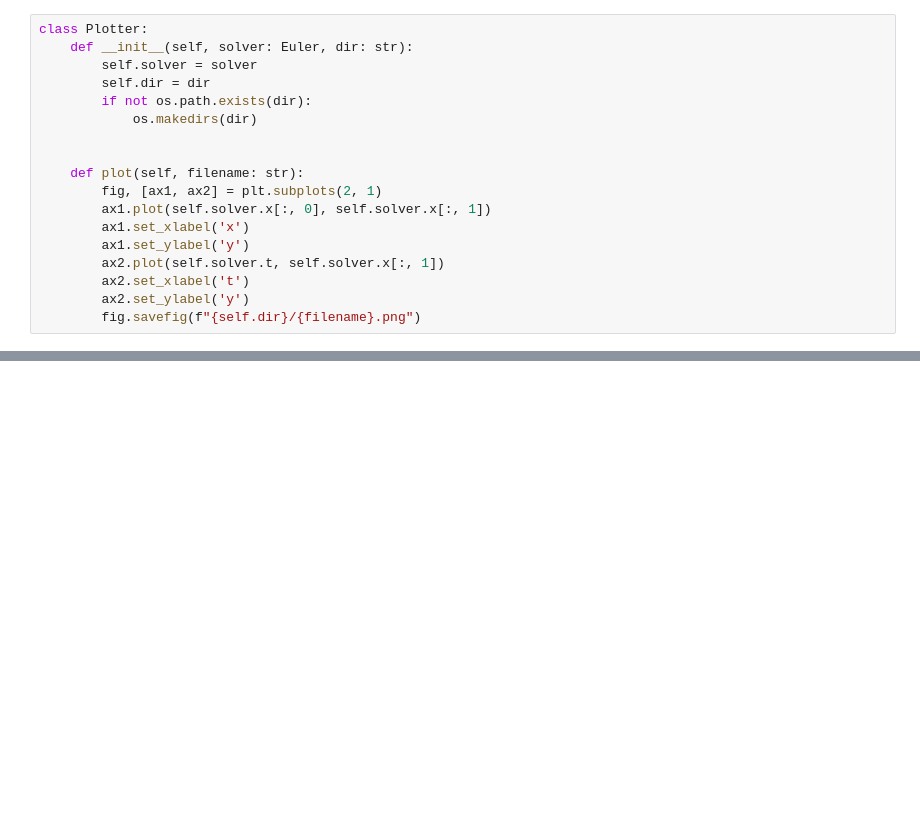
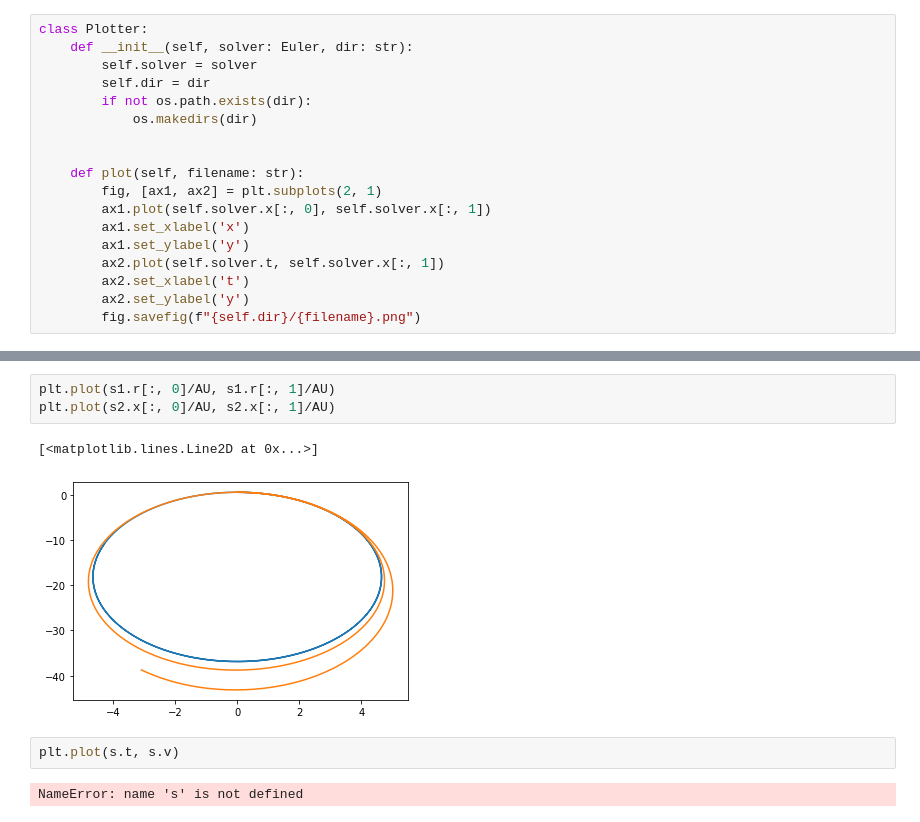
Before and after one commit to matix0508/MOFiT, a Jupyter notebook: lab2/sheet.ipynb, the cells around one changed output, grey strips where cells are left out. Cells and saved outputs as stored; diff of their text form; blank space fills up the shorter version.

```diff
--- a/lab2/sheet.ipynb
+++ b/lab2/sheet.ipynb
@@ -187,0 +176,10 @@ KeyboardInterrupt:
+# %%
+plt.plot(s1.r[:, 0]/AU, s1.r[:, 1]/AU)
+plt.plot(s2.x[:, 0]/AU, s2.x[:, 1]/AU)
+# %% [output]
+[<matplotlib.lines.Line2D at 0x...>]
+[figure, added]
+# %%
+plt.plot(s.t, s.v)
+# %% [output]
+NameError: name 's' is not defined
```
Also changed, not shown: parts of 12 cells of this notebook.
